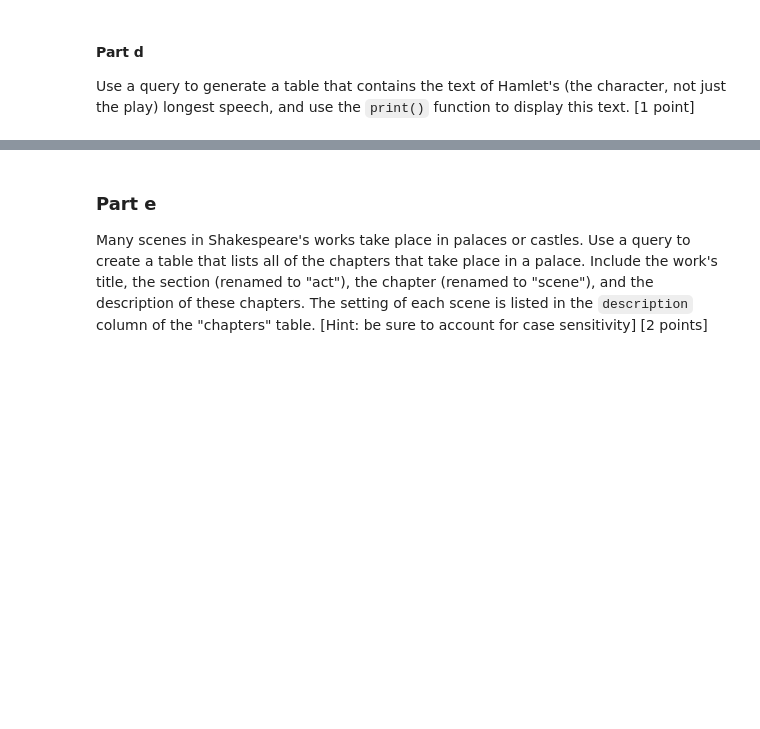
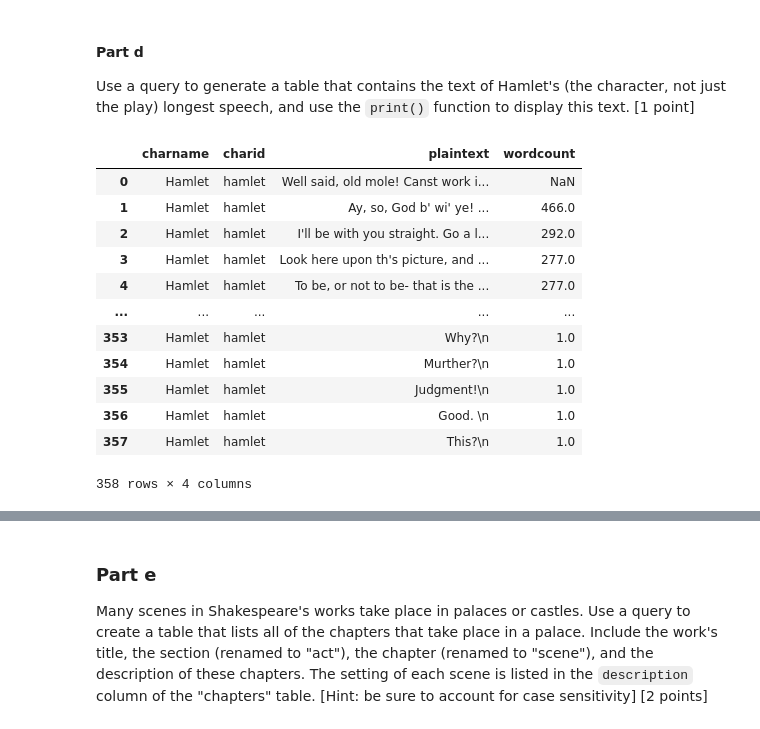
Before and after one commit to leek10/ds6001databases, a Jupyter notebook: Lab7.ipynb, the cells around one changed output, grey strips where cells are left out. Cells and saved outputs as stored; diff of their text form; code cells hidden in the pictures; blank space fills up the shorter version.

```diff
--- a/Lab7.ipynb
+++ b/Lab7.ipynb
@@ -91,0 +114,12 @@ Connect to your local PostgreSQL server (take steps to hide your password!), cre
+# %%
+# Upload dataframes to NBA database
+dbms = 'postgresql'
+connector = 'psycopg'
+user = 'postgres'
+password = postgres_password
+host = 'localhost'
+port = '5432'
+database = 'shakespeare'
+
+engine_string = f'{dbms}+{connector}://{user}:{password}@{host}:{port}/{database}'
+engine = create_engine(engine_string)
@@ -106,3 +196,32 @@ Write a query that generates a table that reports the average number of words in
 # %% [markdown]
 #### Part d
 Use a query to generate a table that contains the text of Hamlet's (the character, not just the play) longest speech, and use the `print()` function to display this text. [1 point]
+# %%
+query_d = '''
+SELECT
+    char.charname,
+    char.charid,
+    p.plaintext,
+    p.wordcount
+    FROM characters char
+INNER JOIN paragraphs p
+    ON char.charid = p.charid
+WHERE char.charid = 'hamlet'
+ORDER BY p.wordcount DESC
+'''
+
+pd.read_sql_query(query_d, engine)
+# %% [output]
+|  | charname | charid | plaintext | wordcount |
+| 0 | Hamlet | hamlet | Well said, old mole! Canst work i... | NaN |
+| 1 | Hamlet | hamlet | Ay, so, God b' wi' ye! ... | 466.0 |
+| 2 | Hamlet | hamlet | I'll be with you straight. Go a l... | 292.0 |
+| 3 | Hamlet | hamlet | Look here upon th's picture, and ... | 277.0 |
+| 4 | Hamlet | hamlet | To be, or not to be- that is the ... | 277.0 |
+| ... | ... | ... | ... | ... |
+| 353 | Hamlet | hamlet | Why?\n | 1.0 |
+| 354 | Hamlet | hamlet | Murther?\n | 1.0 |
+| 355 | Hamlet | hamlet | Judgment!\n | 1.0 |
+| 356 | Hamlet | hamlet | Good. \n | 1.0 |
+| 357 | Hamlet | hamlet | This?\n | 1.0 |
+358 rows × 4 columns
```
Also changed, not shown: parts of 7 cells of this notebook.
